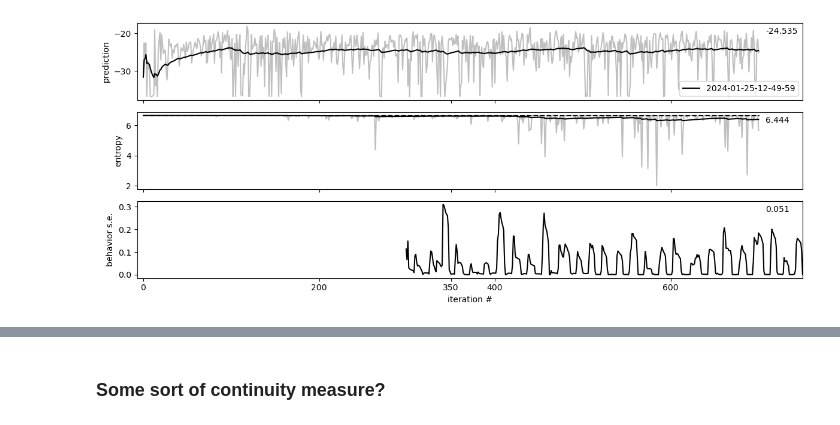
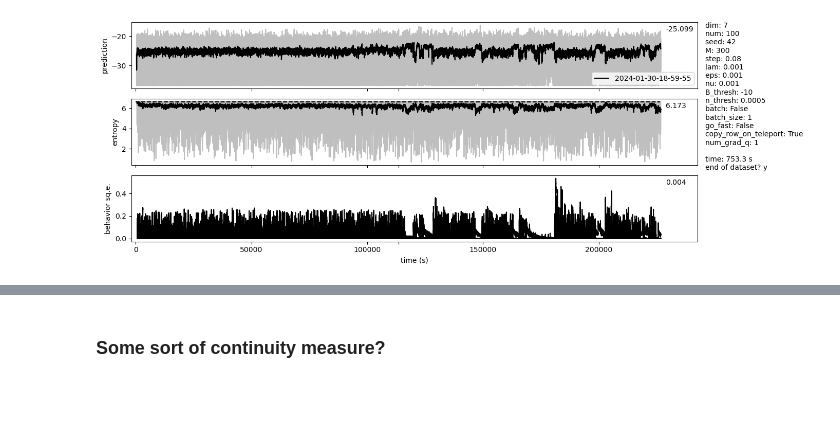
Before and after one commit to draeloslab/AdaptiveLatents, a Jupyter notebook: scripts/visualization_maker.ipynb, the cells around one changed output, grey strips where cells are left out. Cells and saved outputs as stored; diff of their text form; code cells hidden in the pictures; blank space fills up the shorter version.

```diff
--- a/scripts/visualization_maker.ipynb
+++ b/scripts/visualization_maker.ipynb
@@ -57,0 +40,10 @@ pre_pro_A = (A[edge:] - A[:edge].mean(axis=0))
+# %%
+pre_A = fin.center_from_first_n(pre_A, 100)
+pre_A, pre_beh, pre_t = fin.clip(pre_A, pre_beh, pre_t)
+
+# mode = 'valid'
+# pre_A = np.column_stack([np.convolve(kernel, column, mode) for column in pre_A.T])
+# pre_t = np.convolve(np.hstack([[1],kernel[:-1]*0]), pre_t, mode)
+
+A, Qs = fin.prosvd_data_with_Qs(pre_A, 7, 50)
+A, t, beh = fin.clip(A, pre_t, pre_beh)
@@ -146,9 +121,9 @@ from adaptive_latents import default_rwd_parameters
 # %%
-in_ds = NumpyTimedDataSource(A, t, time_offsets=(1,))
-out_ds = NumpyTimedDataSource(beh, t, time_offsets=(1,))
+in_ds = NumpyTimedDataSource(A, t, time_offsets=(0,1))
+out_ds = NumpyTimedDataSource(beh, t, time_offsets=(0,1))
 
 # define the adaptive_latents object
-bw = Bubblewrap(dim=in_ds.output_shape,  **dict(default_rwd_parameters, M=300, num=100, num_grad_q=3))
+bw = Bubblewrap(dim=in_ds.output_shape,  **dict(default_rwd_parameters, M=300, num=100, num_grad_q=1))
 
 # define the (optional) method to regress the HMM state from `bw.alpha`
 # reg = SymmetricNoisyRegressor(input_d=bw.N, output_d=1)
@@ -156,24 +131,28 @@ reg = SymmetricNoisyRegressor(input_d=bw.N, output_d=out_ds.output_shape)
 
 class CustomAnimation(AnimationManager):
     n_rows = 1
-    n_cols = 1
+    n_cols = 3
     figsize = (15,10)
     extension = "mp4"
     fps=10
 
     def custom_draw_frame(self, step, bw: Bubblewrap, br: BWRun):
-        historical_observations = br.obs_ds.get_history()
+        historical_observations, _ = br.obs_ds.get_history()
 
-        # al.plotting_functions.show_data_2d(self.ax[0,0], historical_observations, bw, n=7)
-        al.plotting_functions.show_bubbles_2d(self.ax[0,0], historical_observations, bw, n_sds=3)
-        self.ax[0,0].set_title(f"Step {step}")
+        al.plotting_functions.show_active_bubbles_2d(self.ax[0,1], historical_observations, bw, n_sds=3, history_length=10)
+        self.ax[0,1].set_title(f"Step {step}")
+        al.plotting_functions.show_alpha(self.ax[0,0], br)
+        al.plotting_functions.show_behavior(self.ax[0,2], br)
 
     def frame_draw_condition(self, step_number, bw):
-        return (step_number % 10 == 0) and (step_number > 100)
+        condition = True
+        condition = condition and (step_number % 1 == 0)
+        condition = condition and (2900 < step_number < 3100)
+        return condition
 
-# am = CustomAnimation()
-am = None
+am = CustomAnimation()
+# am = None
 
 br = BWRun(bw=bw, obs_ds=in_ds, beh_ds=out_ds, behavior_regressor=reg, animation_manager=am, show_tqdm=True)
 
-br.run(limit=1000)
+br.run(limit=None, save=True)
@@ -180,4 +161,8 @@ br.run(limit=1000)
 # %%
+
+%matplotlib inline
+import importlib
+importlib.reload(al.plotting_functions)
 al.plotting_functions.compare_metrics([br], offset=1)
 # %% [output]
-[figure, old version]
+[figure, new version]
```
Also changed, not shown: parts of 19 cells of this notebook, 6 other files.
